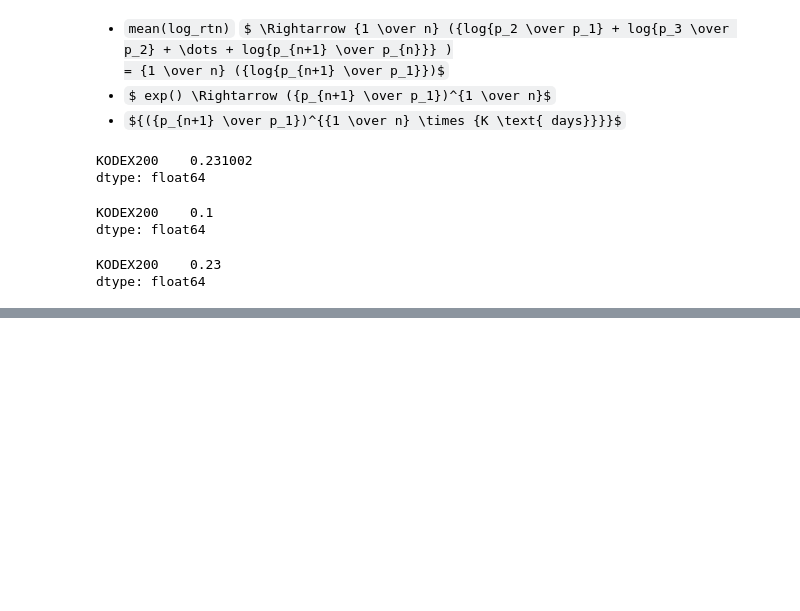
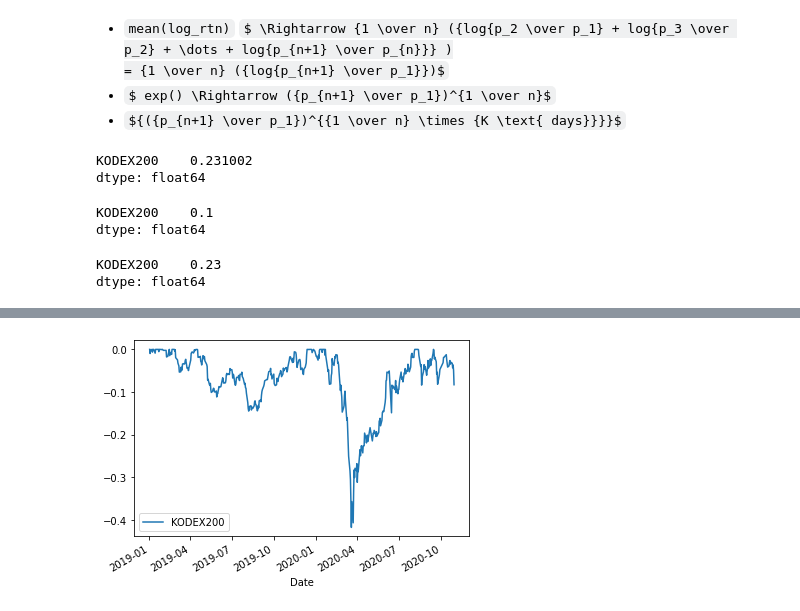
Before and after one commit to JihoQuant/Python-Pandas-Part-1, a Jupyter notebook: part2/3. Performance Indicator.ipynb, the cells around one changed output, grey strips where cells are left out. Drawn from its saved outputs; the diff is of its cells as text; code cells hidden in the pictures; some formulas as TeX source; blank space fills up the shorter version.

```diff
--- a/part2/3. Performance Indicator.ipynb
+++ b/part2/3. Performance Indicator.ipynb
@@ -195,0 +295,5 @@ dtype: float64
+# %%
+# 단순하게 나누면 안 된다. 왜냐하면 수익률은 복리로 계산되기 때문이다.
+(cum_rtn_df - cum_max_df).plot();
+# %% [output]
+[figure, added]
```
Also changed, not shown: parts of 28 cells of this notebook.
